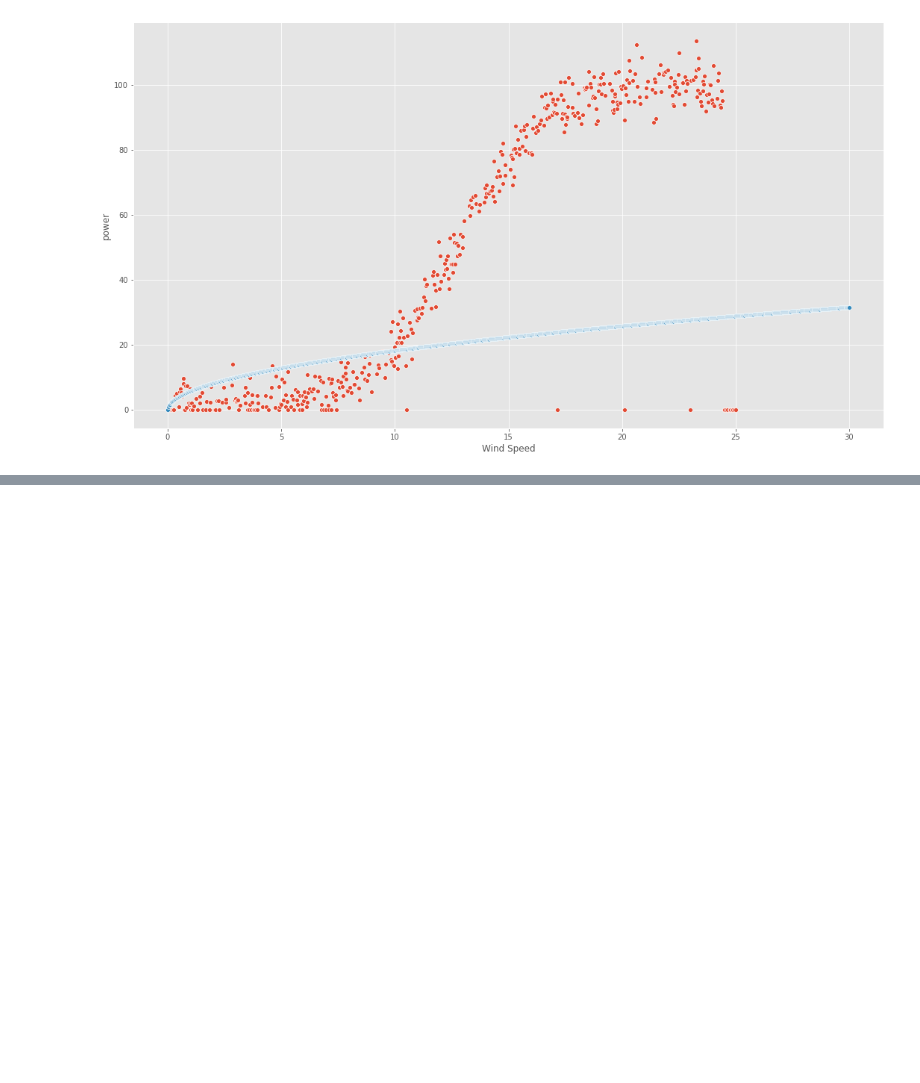
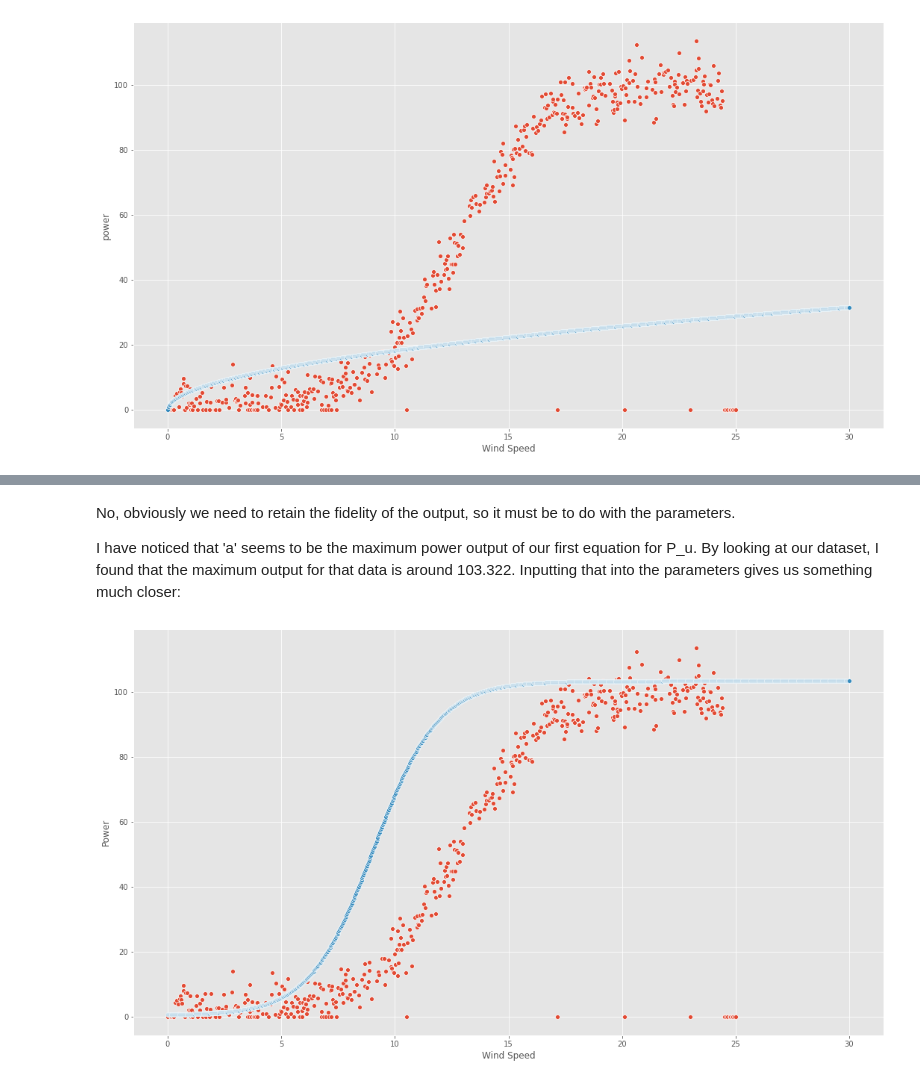
Before and after one commit to Crash-Bandicode/Project_FODA, a Jupyter notebook: Project_FODA.ipynb, the cells around one changed output, grey strips where cells are left out. Cells and saved outputs as stored; diff of their text form; code cells hidden in the pictures; blank space fills up the shorter version.

```diff
--- a/Project_FODA.ipynb
+++ b/Project_FODA.ipynb
@@ -305,0 +346,19 @@ sns.scatterplot(data=dfx, x='Wind Speed', y=P_Sqrt);
+# %% [markdown]
+No, obviously we need to retain the fidelity of the output, so it must be to do with the parameters.
+
+I have noticed that 'a' seems to be the maximum power output of our first equation for P_u. By looking at our dataset, I found that the maximum output for that data is around 103.322. Inputting that into the parameters gives us something much closer:
+# %%
+# Define parameters: vestas V80
+a, m, n, t = 103.322, 2.6650, 622.922, 1.40900
+
+u = np.linspace(0.0, 30.0, 1000)
+
+# Express above equation in python:
+P_u = a * (1.0 + m * np.exp(-u / t)) / (1.0 + n * np.exp(-u / t))
+
+dfx = pd.DataFrame({'Wind Speed': u, 'Power': P_u})
+
+sns.scatterplot(data=df, x='speed', y='power');
+sns.scatterplot(data=dfx, x='Wind Speed', y='Power');
+# %% [output]
+[figure, added]
```
Also changed, not shown: parts of 16 cells of this notebook.
